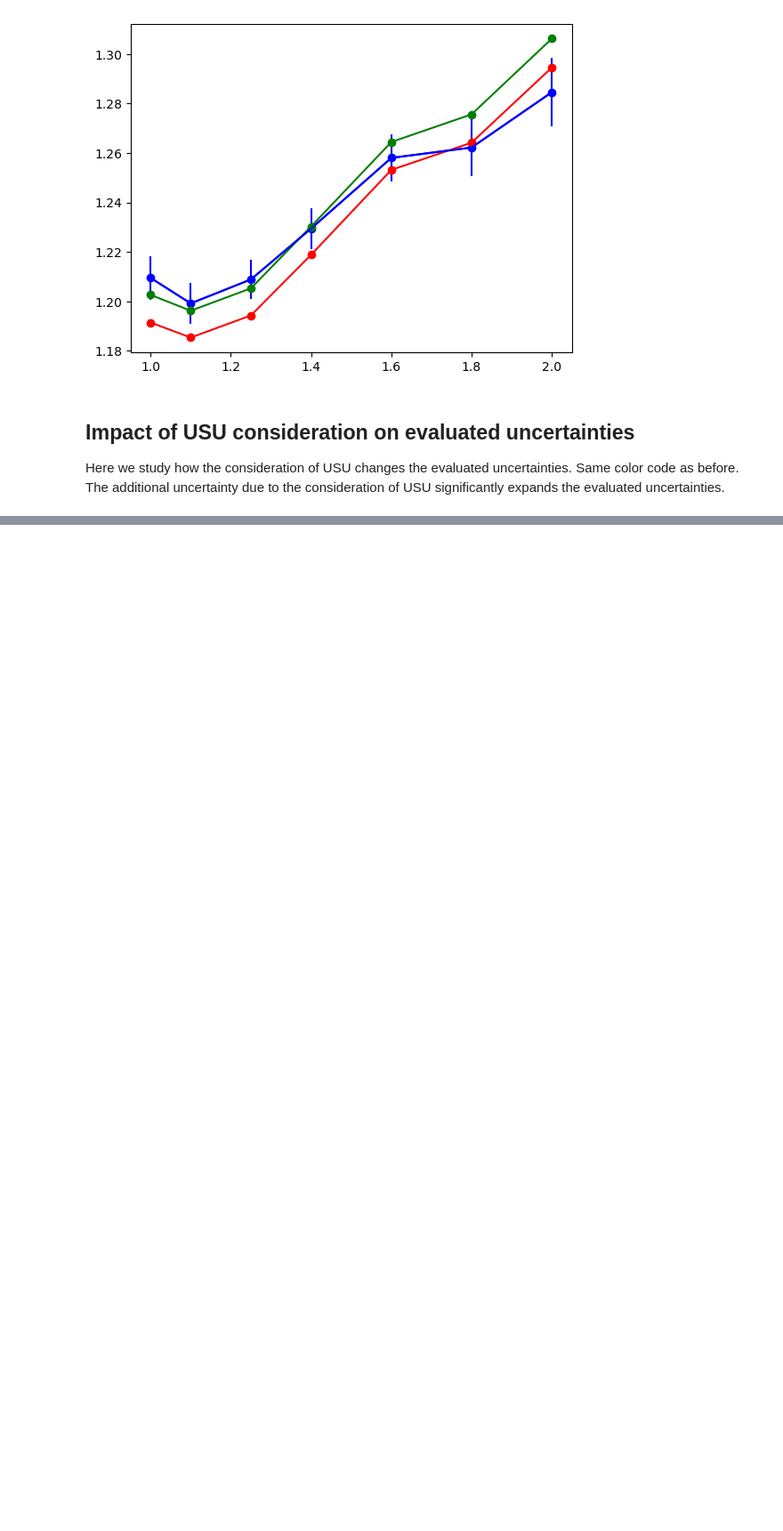
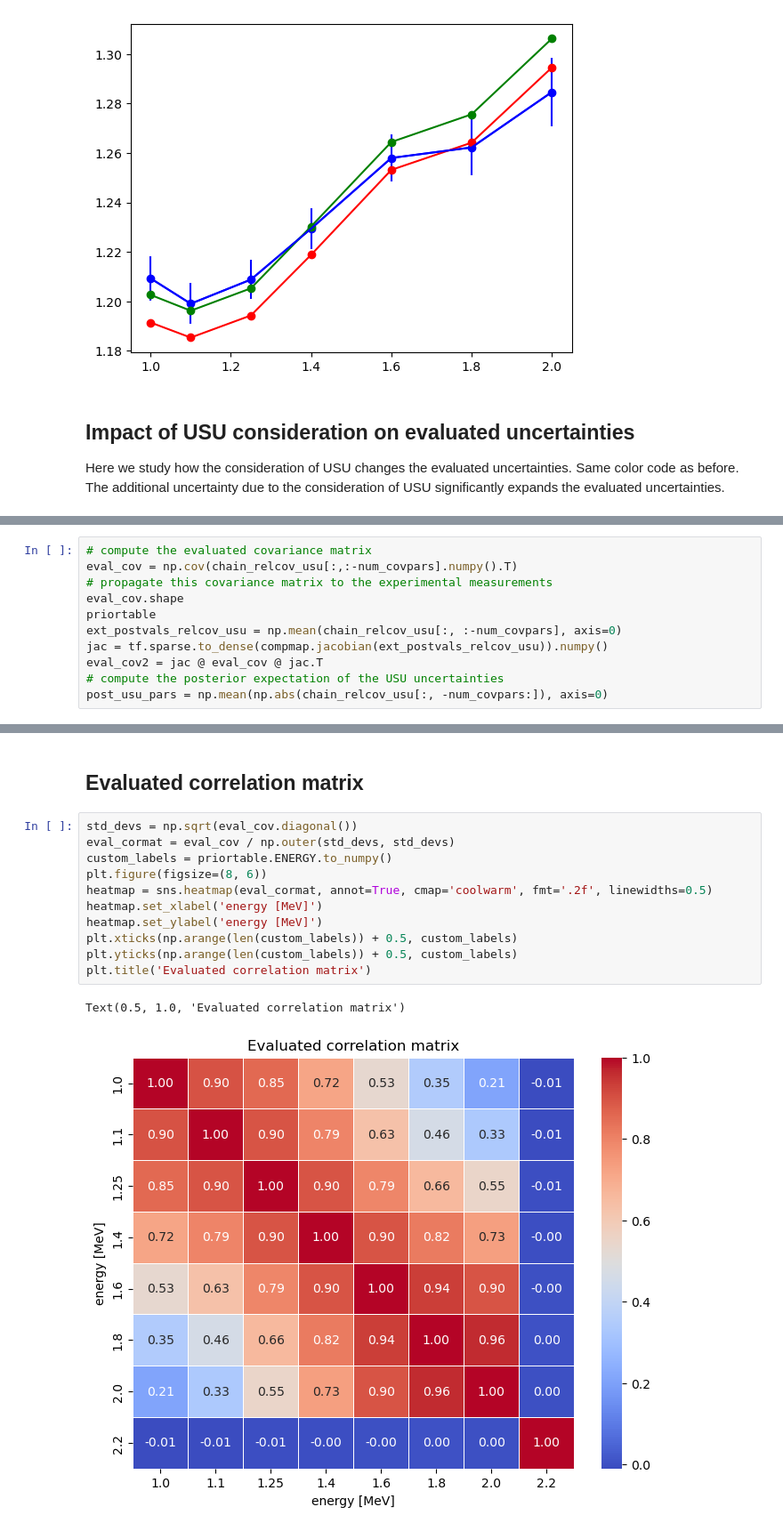
Before and after one commit to IAEA-NDS/gmapy, a Jupyter notebook: examples/tensorflow/example-001/04_visualization.ipynb, the cells around one changed output, grey strips where cells are left out. Shown at 89% size. Drawn from its saved outputs; the diff is of its cells as text; blank space fills up the shorter version.

```diff
--- a/examples/tensorflow/example-001/04_visualization.ipynb
+++ b/examples/tensorflow/example-001/04_visualization.ipynb
@@ -125,2 +149,13 @@ For each scenario, we take the evaluated values and compute the chisquare per df
+# %%
+# compute the evaluated covariance matrix
+eval_cov = np.cov(chain_relcov_usu[:,:-num_covpars].numpy().T)
+# propagate this covariance matrix to the experimental measurements
+eval_cov.shape
+priortable
+ext_postvals_relcov_usu = np.mean(chain_relcov_usu[:, :-num_covpars], axis=0)
+jac = tf.sparse.to_dense(compmap.jacobian(ext_postvals_relcov_usu)).numpy()
+eval_cov2 = jac @ eval_cov @ jac.T
+# compute the posterior expectation of the USU uncertainties
+post_usu_pars = np.mean(np.abs(chain_relcov_usu[:, -num_covpars:]), axis=0)
 # %%
 def chisquare(postvals, covop_linop):
@@ -152,0 +215,16 @@ chisquare with relative experimental covmat: 3.185502881605799
+# %% [markdown]
+## Evaluated correlation matrix
+# %%
+std_devs = np.sqrt(eval_cov.diagonal())
+eval_cormat = eval_cov / np.outer(std_devs, std_devs)
+custom_labels = priortable.ENERGY.to_numpy()
+plt.figure(figsize=(8, 6))
+heatmap = sns.heatmap(eval_cormat, annot=True, cmap='coolwarm', fmt='.2f', linewidths=0.5)
+heatmap.set_xlabel('energy [MeV]')
+heatmap.set_ylabel('energy [MeV]')
+plt.xticks(np.arange(len(custom_labels)) + 0.5, custom_labels)
+plt.yticks(np.arange(len(custom_labels)) + 0.5, custom_labels)
+plt.title('Evaluated correlation matrix')
+# %% [output]
+Text(0.5, 1.0, 'Evaluated correlation matrix')
+[figure, added]
```
Also changed, not shown: parts of 16 cells of this notebook, 3 other files.
